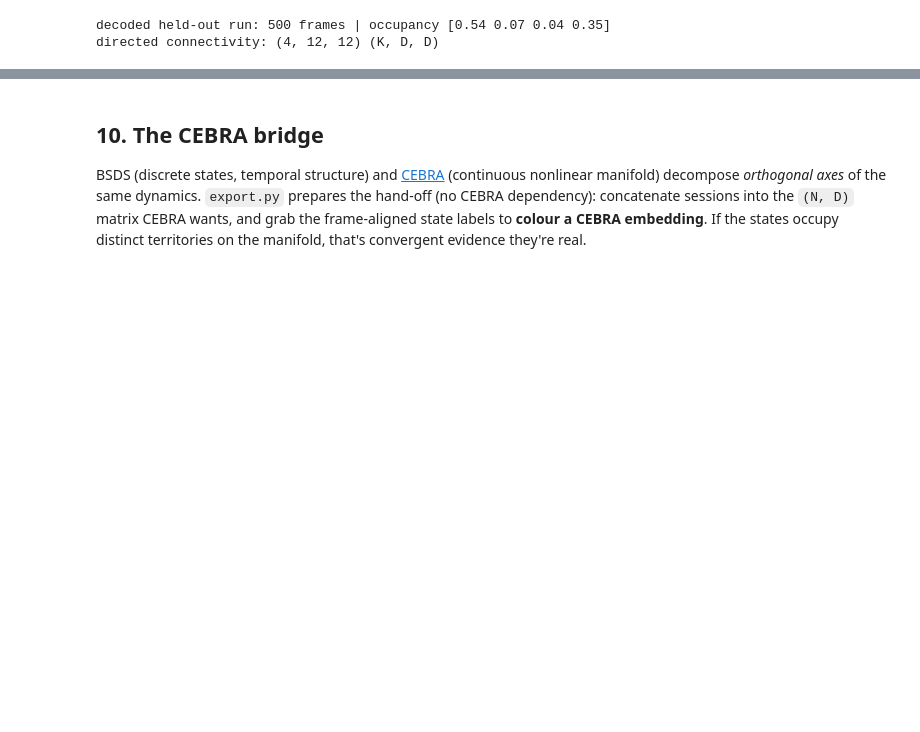
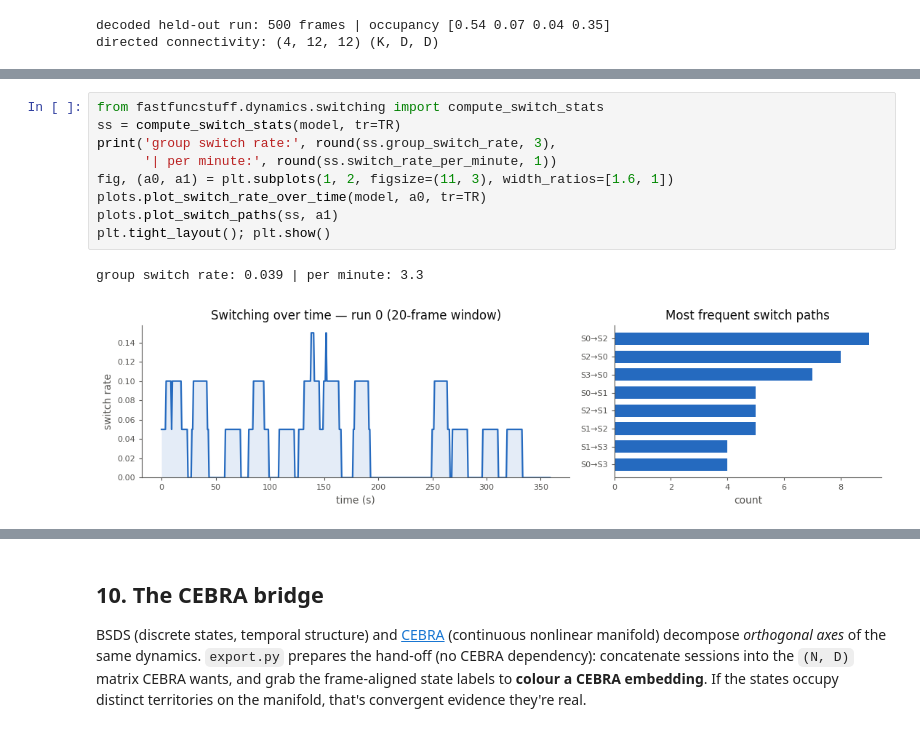
Before and after one commit to dowdlelt/fastfuncstuff, a Jupyter notebook: notebooks/bsds_demo.ipynb, the cells around one changed output, grey strips where cells are left out. Cells and saved outputs as stored; diff of their text form; blank space fills up the shorter version.

```diff
--- a/notebooks/bsds_demo.ipynb
+++ b/notebooks/bsds_demo.ipynb
@@ -226,0 +247,12 @@ directed connectivity: (4, 12, 12) (K, D, D)
+# %%
+from fastfuncstuff.dynamics.switching import compute_switch_stats
+ss = compute_switch_stats(model, tr=TR)
+print('group switch rate:', round(ss.group_switch_rate, 3),
+      '| per minute:', round(ss.switch_rate_per_minute, 1))
+fig, (a0, a1) = plt.subplots(1, 2, figsize=(11, 3), width_ratios=[1.6, 1])
+plots.plot_switch_rate_over_time(model, a0, tr=TR)
+plots.plot_switch_paths(ss, a1)
+plt.tight_layout(); plt.show()
+# %% [output]
+group switch rate: 0.039 | per minute: 3.3
+[figure, added]
```
Also changed, not shown: parts of 7 cells of this notebook, 1 other file.
